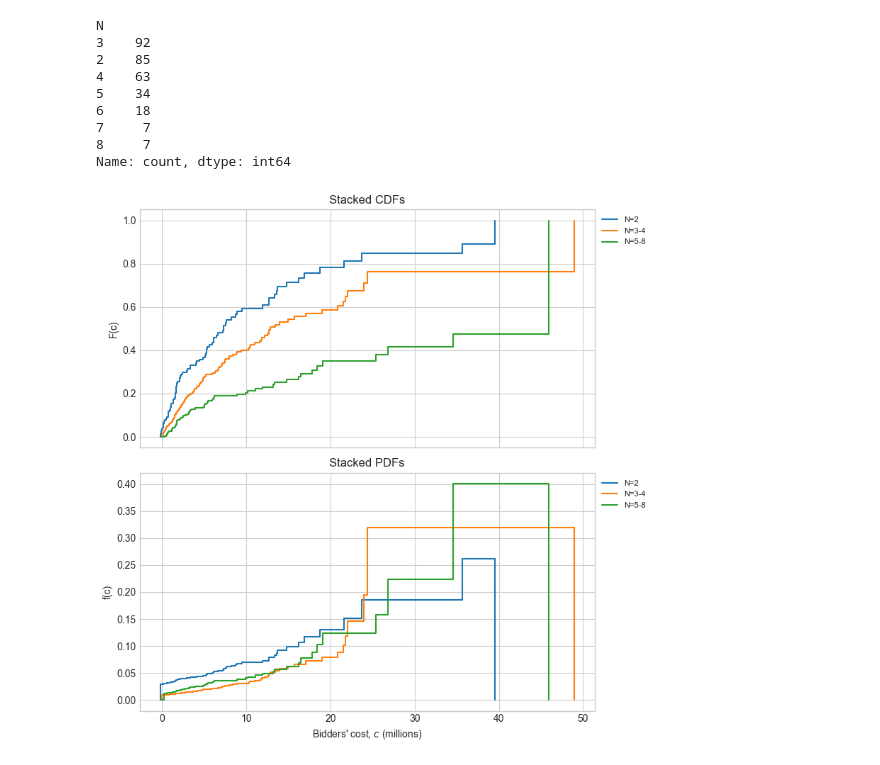
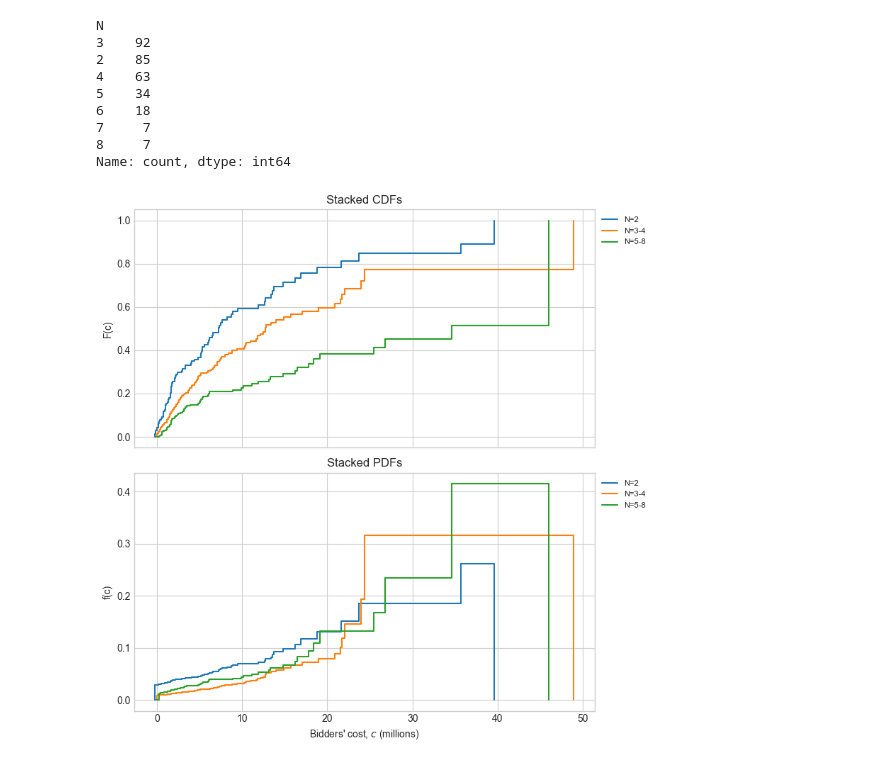
Before and after one commit to Simo-dg/PS3, a Jupyter notebook: src/main_code.ipynb, the cells around one changed output. Saved outputs shown, nothing was run; the diff lists cells and outputs as text; code cells hidden in the pictures.

```diff
--- a/src/main_code.ipynb
+++ b/src/main_code.ipynb
@@ -106,19 +122,4 @@ def pseudo_pdf(pseudo_bids):
 # %%
-import numpy as np
-import pandas as pd
-import matplotlib.pyplot as plt
-
-from scipy.stats import gaussian_kde
-from statsmodels.distributions.empirical_distribution import ECDF
-
-# for plots
-# plt.rcParams.update({"text.usetex": True, 'font.size': 14})
-colors = plt. rcParams['axes.prop_cycle'].by_key()['color']
-plt.style.use('seaborn-v0_8-whitegrid')
-
-# Ensure reproducibility
-np.random.seed(2609)
-
 # Import second file
 df = pd.read_csv(r'../data/bid_min_and_count.csv')
 df.columns = ['t', 'N', 'W']
@@ -173,7 +174,10 @@ groups = {
 # Data preparation for cost distribution calculations
 N = data.to_numpy()[:, 0]
 W = data.to_numpy()[:, 1]
-Ns = np.unique(N) #Will be used in for loop
+Ns = np.unique(N)
+
+# Get value counts for weighted average
+n_counts = data['N'].value_counts()
 
 # Create subplots
 fig, axes = plt.subplots(nrows=2, ncols=1, figsize=(8, 8), sharex=True)
@@ -185,59 +189,53 @@ for group_name, n_values in groups.items():
         w_group.extend(W[N == i])
     w_group = np.array(w_group)
 
-    # Use the average N for the group
-    i_avg = np.mean(n_values)
+    # Calculate weighted average N for the group
+    total_count = sum(n_counts[i] for i in n_values if i in n_counts)
+    i_avg = sum(i * n_counts[i] for i in n_values if i in n_counts) / total_count
 
     # Estimate empirical CDF and PDF of winning bids
     ecdf_w = ECDF(w_group)
     F1 = ecdf_w.y
     Fw = F1[1:]
     kde = gaussian_kde(w_group)
-    fw = kde.evaluate(w_group)  # Kernel density estimation
-
-    # Add epsilon to prevent division by very small numbers
-    epsilon = 1e-6
+    fw = kde.evaluate(w_group)
 
     # Estimate the cost corresponding to the winning bid
+    epsilon = 1e-6
     c_win = w_group - (((1/(i_avg-1)) * (1-Fw))/(fw + epsilon))
 
+    # drop costs above 100 millions
+    c_win = c_win[c_win <= 100e6]
     c_win_millions = c_win / 1e6
-    # drop costs above 100 millions
-    c_win_millions = c_win_millions[c_win_millions <= 100]
-    c_win = c_win[c_win <= 100e6]
 
     # Estimate the pseudo CDF and pseudo PDF
     ecdf_cw = ECDF(c_win)
     F1 = ecdf_cw.y
     Fz = F1[1:]
     fz = pseudo_pdf(c_win)
 
     # Estimate the CDF and PDF of cost
     Fc = 1-(1-Fz)**(1/i_avg)
     fc = (((1-Fz)**((1/i_avg)-1))*fz)/i_avg
     fc[-1] = 0
 
-    # Plotting the stacked CDFs
+    # Plotting the stacked CDFs and PDFs
     axes[0].plot(np.insert(np.sort(c_win_millions), 0, 0), np.insert(Fc, 0, 0), label=group_name, drawstyle='steps-post')
-    # Plotting the stacked PDFs
     axes[1].plot(np.insert(np.sort(c_win_millions), 0, 0), np.insert(fc, 0, 0), label=group_name, drawstyle='steps-post')
-
-# axes[0].set_xscale('log')
-# axes[1].set_xscale('log')
 
 # Set labels and legends for the first subplot
 axes[0].set_ylabel("F(c)")
 axes[0].set_title("Stacked CDFs")
 axes[0].legend(loc='upper left', bbox_to_anchor=(1, 1), prop={'size': 8})
 
 # Set labels and legends for the second subplot
 axes[1].set_xlabel("Bidders' cost, $c$ (millions)")
 axes[1].set_ylabel("f(c)")
 axes[1].set_title("Stacked PDFs")
 axes[1].legend(loc='upper left', bbox_to_anchor=(1, 1), prop={'size': 8})
 
 plt.tight_layout()
 plt.savefig('../data/FC_steps_plot.pdf', bbox_inches="tight")
 plt.show()
 # %% [output]
-[figure, old version]
+[figure, new version]
```
Also changed, not shown: parts of 8 cells of this notebook, 1 other file.
